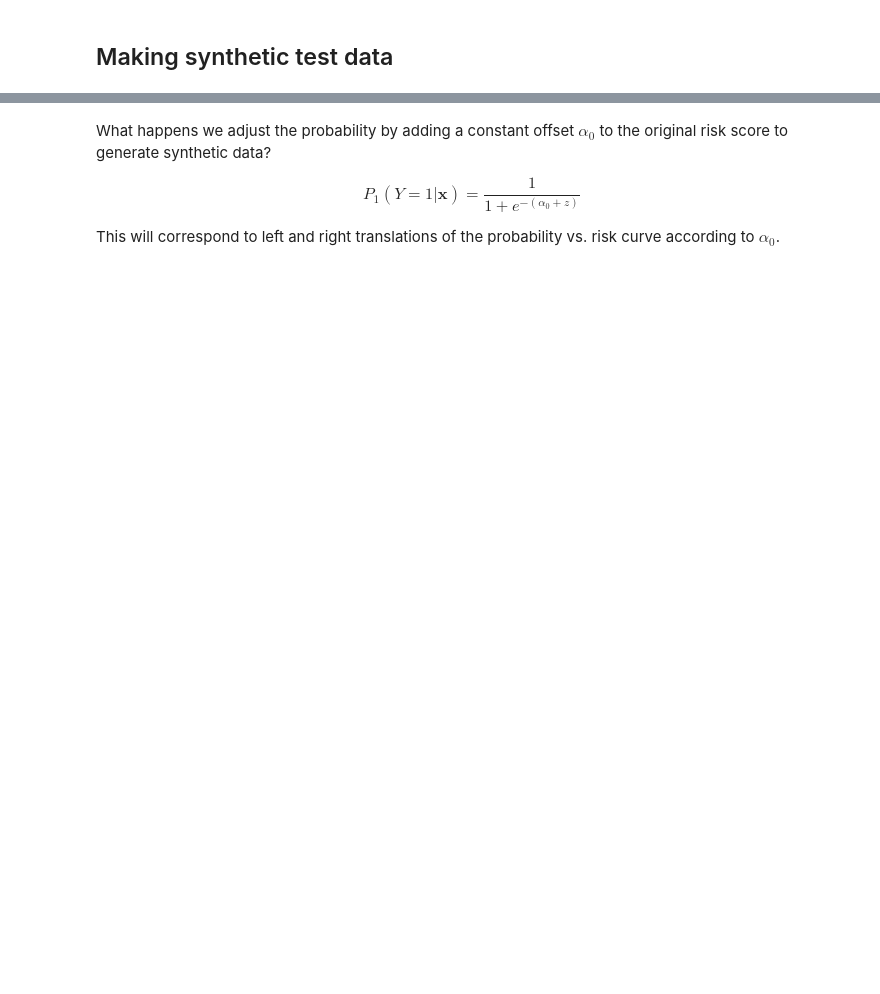
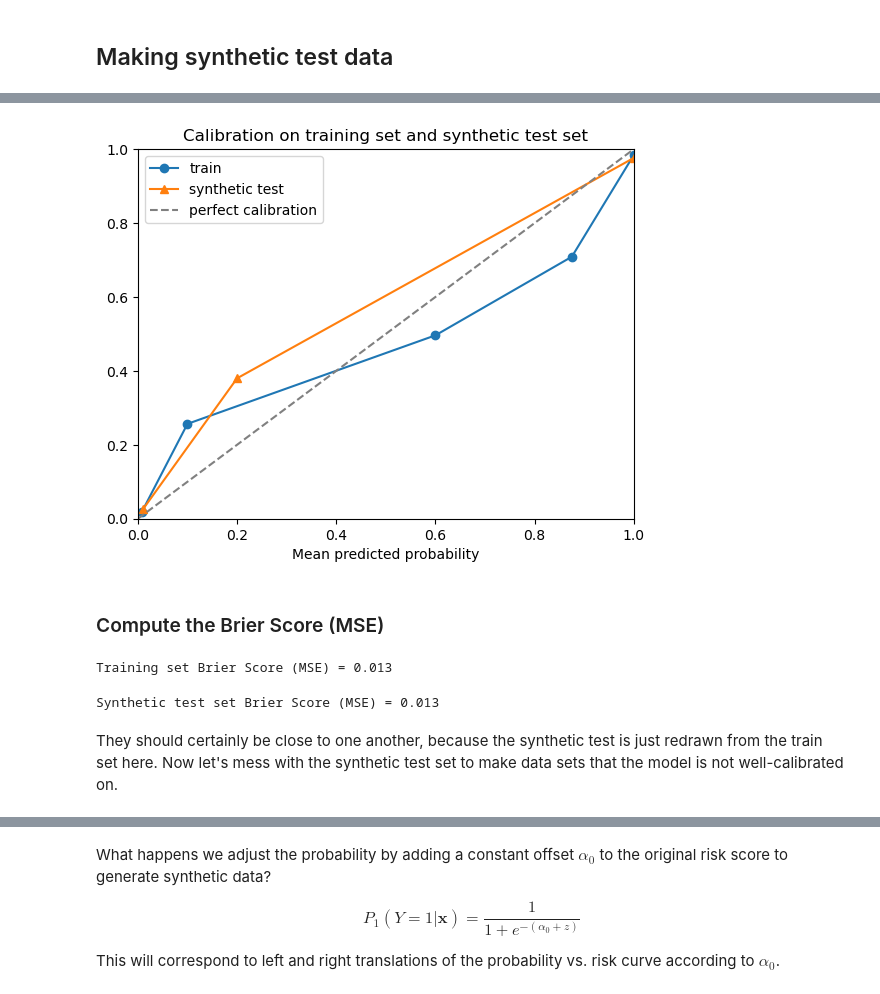
Before and after one commit to sarahcwesolowski/trns-learn, a Jupyter notebook: notebooks/Mishra_Test_Breast_Cancer.ipynb, the cells around one changed output, grey strips where cells are left out. Cells and saved outputs as stored; diff of their text form; code cells hidden in the pictures; blank space fills up the shorter version.

```diff
--- a/notebooks/Mishra_Test_Breast_Cancer.ipynb
+++ b/notebooks/Mishra_Test_Breast_Cancer.ipynb
@@ -181,0 +155,3 @@ Let the risk score $z = \beta_0 + \vec{\beta_0}\cdot\mathbf{x}$
+# %%
+x_test_syn = x_train.sample(n=n_test_syn, random_state=seed_syn, replace=True)
+y_test_syn = y_train.loc[x_test_syn.index]
@@ -181,0 +162,18 @@ Let the risk score $z = \beta_0 + \vec{\beta_0}\cdot\mathbf{x}$
+# %%
+xcal_test_syn, ycal_test_syn = calibration_curve(y_test_syn, y_test_syn_proba,n_bins=4)
+# %%
+xcal_train, ycal_train = calibration_curve(y_train, y_train_proba,n_bins=5)
+# %%
+plt.plot(xcal_train, ycal_train,'o-', label='train')
+plt.plot(xcal_test_syn, ycal_test_syn,'^-', label='synthetic test')
+plt.xlim(0,1)
+plt.ylim(0,1)
+plt.plot([0,1],[0,1],'--',color='gray', label='perfect calibration')
+plt.title('Calibration on training set and synthetic test set')
+plt.xlabel('Mean predicted probability')
+plt.legend()
+plt.show();
+# %% [output]
+[figure, added]
+# %% [markdown]
+### Compute the Brier Score (MSE)
@@ -182 +182,13 @@ Let the risk score $z = \beta_0 + \vec{\beta_0}\cdot\mathbf{x}$
+# %%
+print('Training set Brier Score (MSE) = {:.3f}'.format(\
+                                brier_score_loss(y_train, y_train_proba)))
+# %% [output]
+Training set Brier Score (MSE) = 0.013
+# %%
+print('Synthetic test set Brier Score (MSE) = {:.3f}'.format(\
+                                brier_score_loss(y_test_syn, y_test_syn_proba)))
+# %% [output]
+Synthetic test set Brier Score (MSE) = 0.013
+# %% [markdown]
+They should certainly be close to one another, because the synthetic test is just redrawn from the train set here. Now let's mess with the synthetic test set to make data sets that the model is not well-calibrated on.
 # %% [markdown]
```
Also changed, not shown: parts of 46 cells of this notebook.
